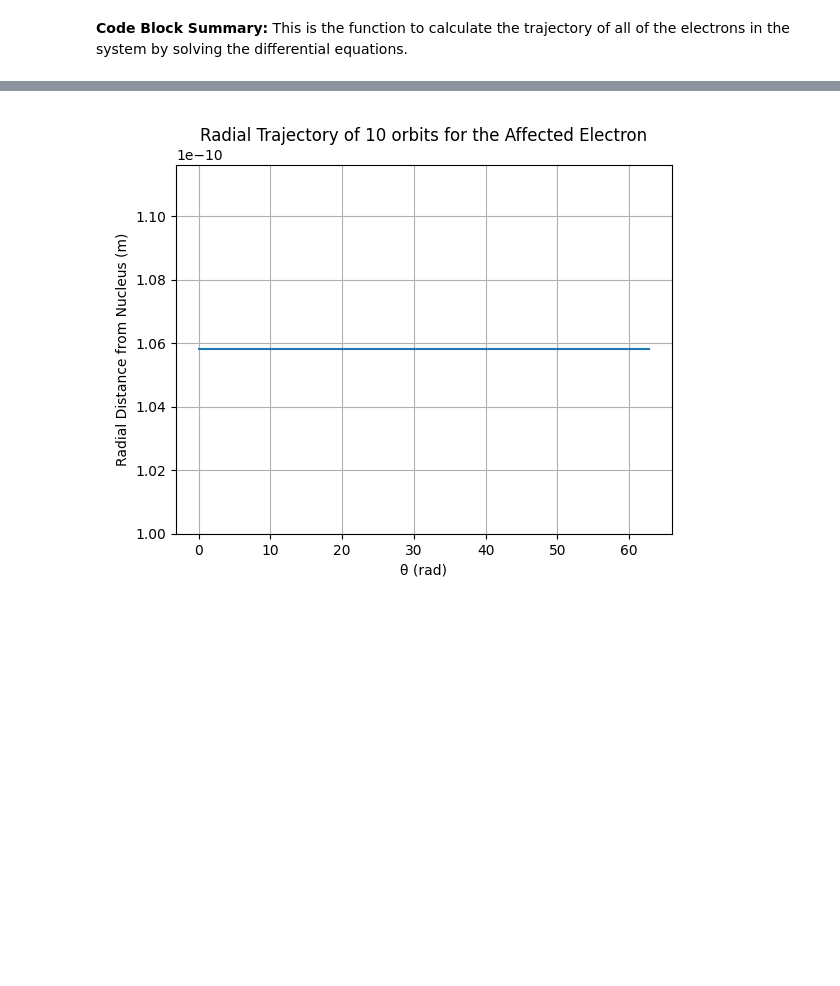
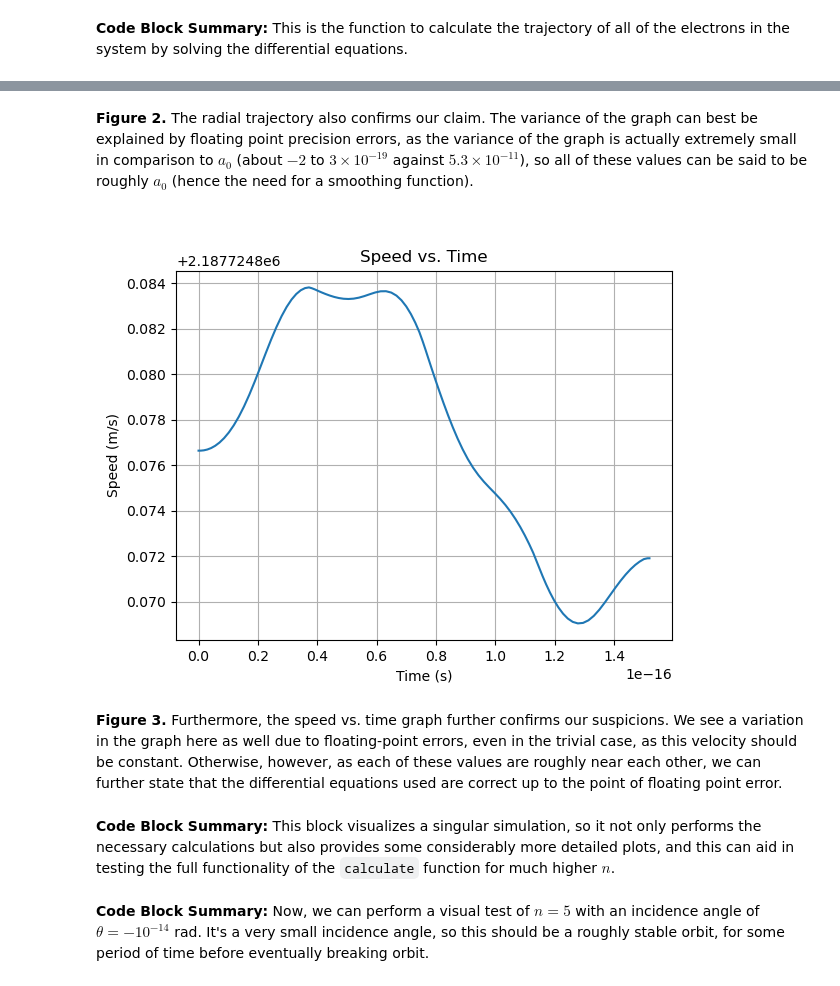
Before and after one commit to mufaro3/physics-210, a Jupyter notebook: Projects/Project 2.ipynb, the cells around one changed output, grey strips where cells are left out. Cells and saved outputs as stored; diff of their text form; code cells hidden in the pictures; blank space fills up the shorter version.

```diff
--- a/Projects/Project 2.ipynb
+++ b/Projects/Project 2.ipynb
@@ -625 +616,11 @@ test_calculation_raw()
+# %% [markdown]
+**Figure 2.** The radial trajectory also confirms our claim. The variance of the graph can best be explained by floating point precision errors, as the variance of the graph is actually extremely small in comparison to $a_0$ (about $-2$ to $3\times 10^{-19}$ against $5.3 \times 10^{-11}$), so all of these values can be said to be roughly $a_0$ (hence the need for a smoothing function).
+# %%
+display(trivial_test['speed'])
+# %% [output]
+[figure, added]
+# %% [markdown]
+**Figure 3.** Furthermore, the speed vs. time graph further confirms our suspicions. We see a variation in the graph here as well due to floating-point errors, even in the trivial case, as this velocity should be constant. Otherwise, however, as each of these values are roughly near each other, we can further state that the differential equations used are correct up to the point of floating point error.
+# %% [markdown]
+**Code Block Summary:** This block visualizes a singular simulation, so it not only performs the necessary calculations but also provides some considerably more detailed plots, and this can aid in testing the full functionality of the `calculate` function for much higher $n$.
 # %%
@@ -704,8 +700,7 @@ def simulate(n, angle, plot=False):
     figures.calc = sim
 
     return figures
+# %% [markdown]
+**Code Block Summary:** Now, we can perform a visual test of $n=5$ with an incidence angle of $\theta=-10^{-14}$ rad. It's a very small incidence angle, so this should be a roughly stable orbit, for some period of time before eventually breaking orbit.
 # %%
-test = simulate(n=1, angle=0)
-display(test.radial_trajectory)
+test = simulate(n=5, angle=-1e-14)
-# %% [output]
-[figure, removed]
```
Also changed, not shown: parts of 40 cells of this notebook, 4 other files.
